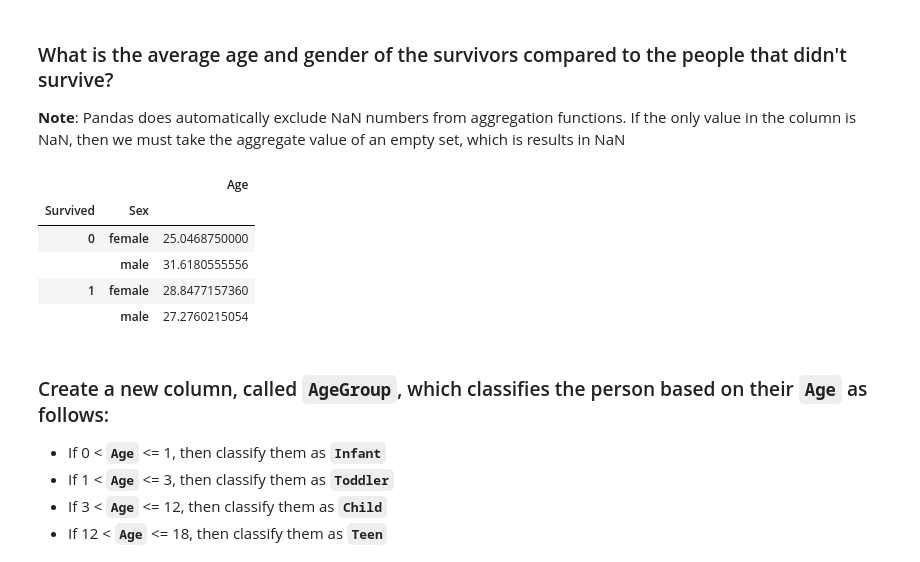
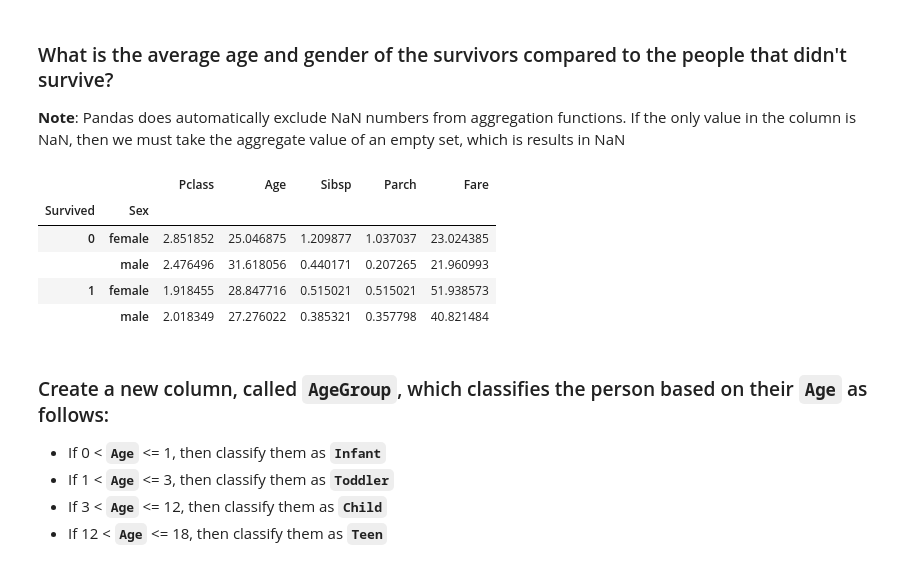
Before and after one commit to jembie/information-retrieval-exercises, a Jupyter notebook: exercises/lab01-intro-to-pandas/Lab_01_solutions.ipynb, the cells around one changed output. Saved outputs shown, nothing was run; the diff lists cells and outputs as text; code cells hidden in the pictures.

```diff
--- a/exercises/lab01-intro-to-pandas/Lab_01_solutions.ipynb
+++ b/exercises/lab01-intro-to-pandas/Lab_01_solutions.ipynb
@@ -463,14 +444,14 @@ np.float64(38.38383838383838)
 
 **Note**: Pandas does automatically exclude NaN numbers from aggregation functions. If the only value in the column is NaN, then we must take the aggregate value of an empty set, which is results in NaN
 # %%
-titanic.groupby(["Survived", "Sex"])["Age"].mean()
+titanic.groupby(["Survived", "Sex"]).mean(numeric_only=True)
 # %% [output]
-|  |  | Age |
-| Survived | Sex |  |
-| 0 | female | 25.0468750000 |
-|  | male | 31.6180555556 |
-| 1 | female | 28.8477157360 |
-|  | male | 27.2760215054 |
+|  |  | Pclass | Age | Sibsp | Parch | Fare |
+| Survived | Sex |  |  |  |  |  |
+| 0 | female | 2.851852 | 25.046875 | 1.209877 | 1.037037 | 23.024385 |
+|  | male | 2.476496 | 31.618056 | 0.440171 | 0.207265 | 21.960993 |
+| 1 | female | 1.918455 | 28.847716 | 0.515021 | 0.515021 | 51.938573 |
+|  | male | 2.018349 | 27.276022 | 0.385321 | 0.357798 | 40.821484 |
 # %% [markdown]
 ### Create a new column, called `AgeGroup`, which classifies the person based on their **`Age`** as follows:
 
```
Also changed, not shown: parts of 11 cells of this notebook, 2 other files.
